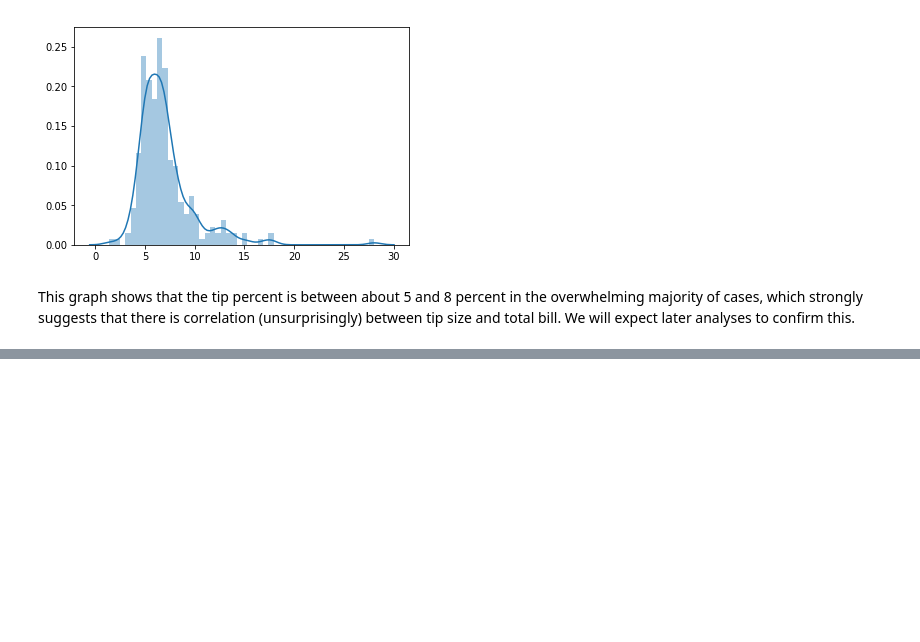
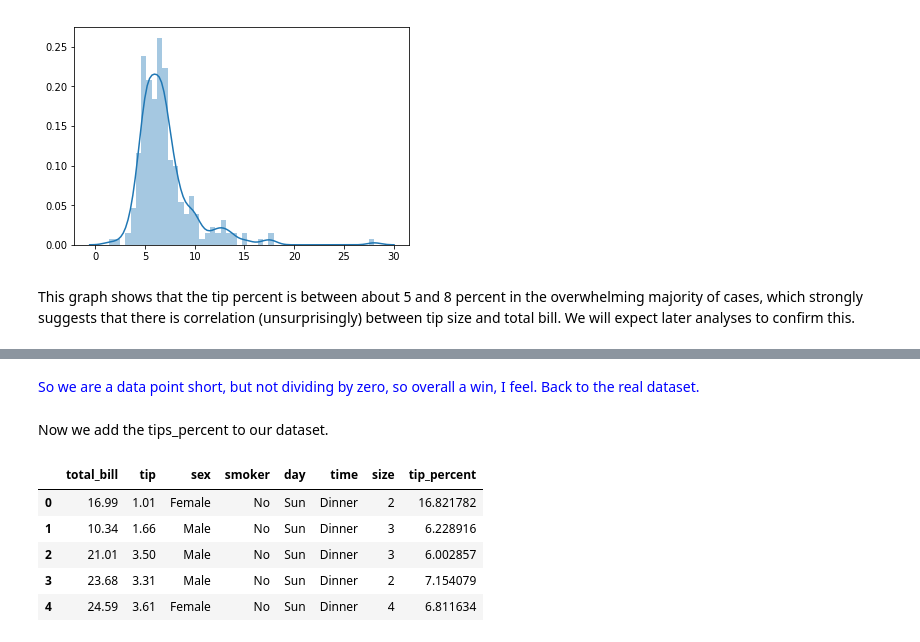
Before and after one commit to HFintan/HDip-FunDatAnalytics, a Jupyter notebook: fda_assignment.ipynb, the cells around one changed output, grey strips where cells are left out. Saved outputs shown, nothing was run; the diff lists cells and outputs as text; code cells hidden in the pictures; blank space fills up the shorter version.

```diff
--- a/fda_assignment.ipynb
+++ b/fda_assignment.ipynb
@@ -120,0 +108,3 @@ This graph shows that the tip percent is between about 5 and 8 percent in the ov
+# %%
+mr_pink=tips.append({'total_bill': 10, 'tip' : 0, 'sex' : 'Mr. Pink', 'smoker' : 'yes'}, ignore_index=True)
+mr_pink.tail()
@@ -120,0 +136,14 @@ This graph shows that the tip percent is between about 5 and 8 percent in the ov
+# %% [markdown]
+<font color='blue'> So we are a data point short, but not dividing by zero, so overall a win, I feel. Back to the real dataset. </font>
+# %% [markdown]
+Now we add the tips_percent to our dataset.
+# %%
+tips.insert(7,"tip_percent",tip_percent,True)
+tips.head()
+# %% [output]
+|  | total_bill | tip | sex | smoker | day | time | size | tip_percent |
+| 0 | 16.99 | 1.01 | Female | No | Sun | Dinner | 2 | 16.821782 |
+| 1 | 10.34 | 1.66 | Male | No | Sun | Dinner | 3 | 6.228916 |
+| 2 | 21.01 | 3.50 | Male | No | Sun | Dinner | 3 | 6.002857 |
+| 3 | 23.68 | 3.31 | Male | No | Sun | Dinner | 2 | 7.154079 |
+| 4 | 24.59 | 3.61 | Female | No | Sun | Dinner | 4 | 6.811634 |
```
Also changed, not shown: parts of 7 cells of this notebook.
